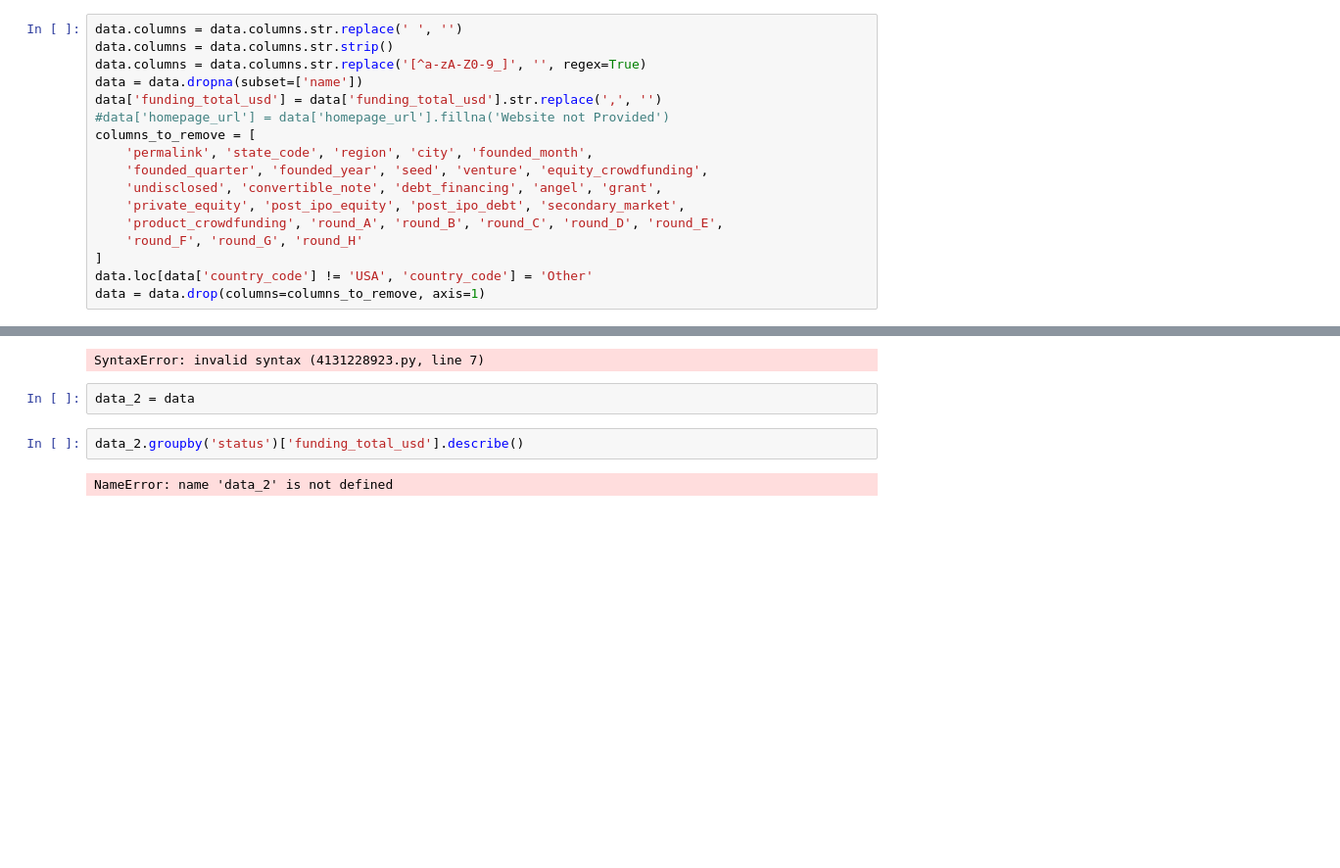
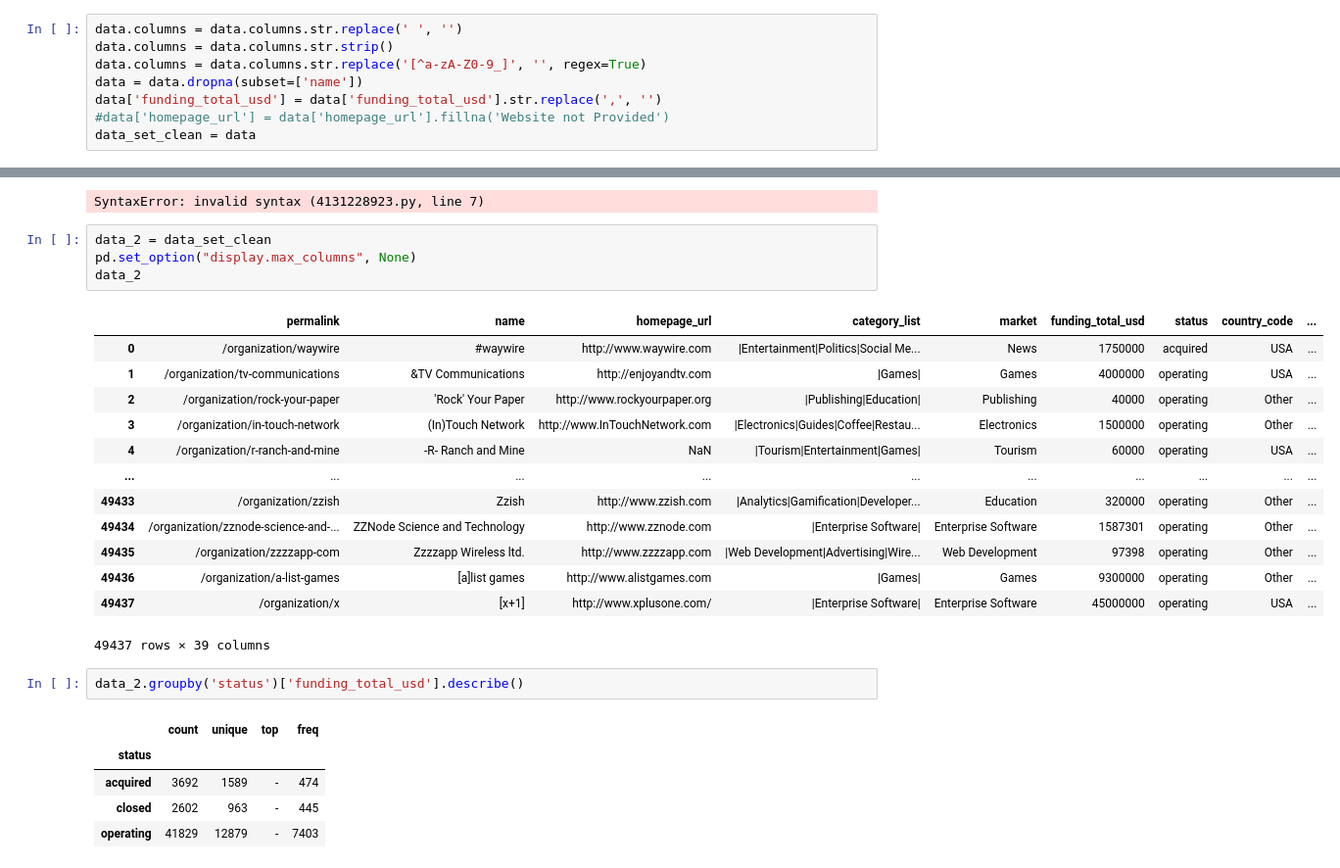
Before and after one commit to aamruth/triumph-venture, a Jupyter notebook: notebooks/AS_02_data_preparation.ipynb, the cells around one changed output, grey strips where cells are left out. Shown at 98% size. Saved outputs shown, nothing was run; the diff lists cells and outputs as text; blank space fills up the shorter version.

Commit message:
data_mean_change

```diff
--- a/notebooks/AS_02_data_preparation.ipynb
+++ b/notebooks/AS_02_data_preparation.ipynb
@@ -67,13 +67,4 @@ data.columns = data.columns.str.replace('[^a-zA-Z0-9_]', '', regex=True)
 data = data.dropna(subset=['name'])
 data['funding_total_usd'] = data['funding_total_usd'].str.replace(',', '')
 #data['homepage_url'] = data['homepage_url'].fillna('Website not Provided')
-columns_to_remove = [
-    'permalink', 'state_code', 'region', 'city', 'founded_month',
-    'founded_quarter', 'founded_year', 'seed', 'venture', 'equity_crowdfunding',
-    'undisclosed', 'convertible_note', 'debt_financing', 'angel', 'grant',
-    'private_equity', 'post_ipo_equity', 'post_ipo_debt', 'secondary_market',
-    'product_crowdfunding', 'round_A', 'round_B', 'round_C', 'round_D', 'round_E',
-    'round_F', 'round_G', 'round_H'
-]
-data.loc[data['country_code'] != 'USA', 'country_code'] = 'Other'
-data = data.drop(columns=columns_to_remove, axis=1)
+data_set_clean = data
@@ -316,11 +318,31 @@ clf.score(X, y)
 0.97...
 # %% [output]
 SyntaxError: invalid syntax (4131228923.py, line 7)
-# %%
-data_2 = data
+# %%
+data_2 = data_set_clean
+pd.set_option("display.max_columns", None)
+data_2
+# %% [output]
+|  | permalink | name | homepage_url | category_list | market | funding_total_usd | status | country_code | ... |
+| 0 | /organization/waywire | #waywire | http://www.waywire.com | |Entertainment|Politics|Social Me... | News | 1750000 | acquired | USA | ... |
+| 1 | /organization/tv-communications | &TV Communications | http://enjoyandtv.com | |Games| | Games | 4000000 | operating | USA | ... |
+| 2 | /organization/rock-your-paper | 'Rock' Your Paper | http://www.rockyourpaper.org | |Publishing|Education| | Publishing | 40000 | operating | Other | ... |
+| 3 | /organization/in-touch-network | (In)Touch Network | http://www.InTouchNetwork.com | |Electronics|Guides|Coffee|Restau... | Electronics | 1500000 | operating | Other | ... |
+| 4 | /organization/r-ranch-and-mine | -R- Ranch and Mine | NaN | |Tourism|Entertainment|Games| | Tourism | 60000 | operating | USA | ... |
+| ... | ... | ... | ... | ... | ... | ... | ... | ... | ... |
+| 49433 | /organization/zzish | Zzish | http://www.zzish.com | |Analytics|Gamification|Developer... | Education | 320000 | operating | Other | ... |
+| 49434 | /organization/zznode-science-and-... | ZZNode Science and Technology | http://www.zznode.com | |Enterprise Software| | Enterprise Software | 1587301 | operating | Other | ... |
+| 49435 | /organization/zzzzapp-com | Zzzzapp Wireless ltd. | http://www.zzzzapp.com | |Web Development|Advertising|Wire... | Web Development | 97398 | operating | Other | ... |
+| 49436 | /organization/a-list-games | [a]list games | http://www.alistgames.com | |Games| | Games | 9300000 | operating | Other | ... |
+| 49437 | /organization/x | [x+1] | http://www.xplusone.com/ | |Enterprise Software| | Enterprise Software | 45000000 | operating | USA | ... |
+49437 rows × 39 columns
 # %%
 data_2.groupby('status')['funding_total_usd'].describe()
 # %% [output]
-NameError: name 'data_2' is not defined
+|  | count | unique | top | freq |
+| status |  |  |  |  |
+| acquired | 3692 | 1589 | - | 474 |
+| closed | 2602 | 963 | - | 445 |
+| operating | 41829 | 12879 | - | 7403 |
 # %%
 data_2.groupby('status')['funding_rounds'].describe()
```
Also changed, not shown: parts of 8 cells of this notebook.
